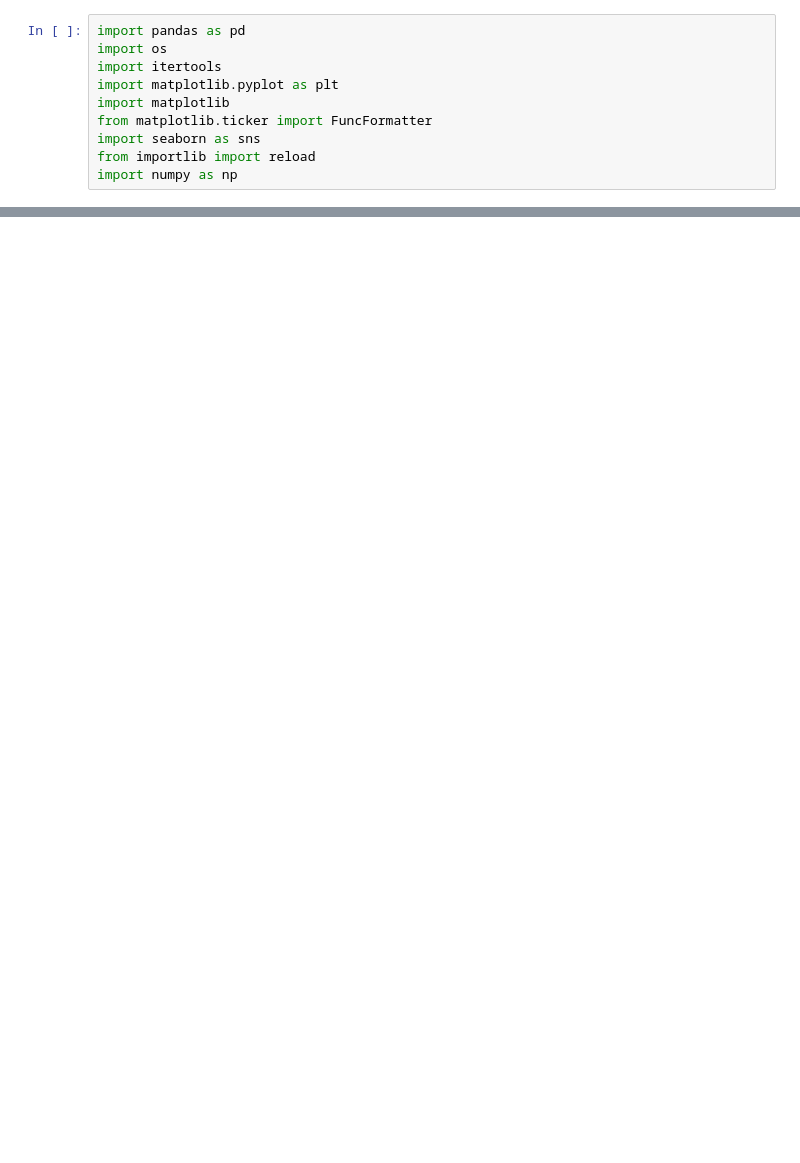
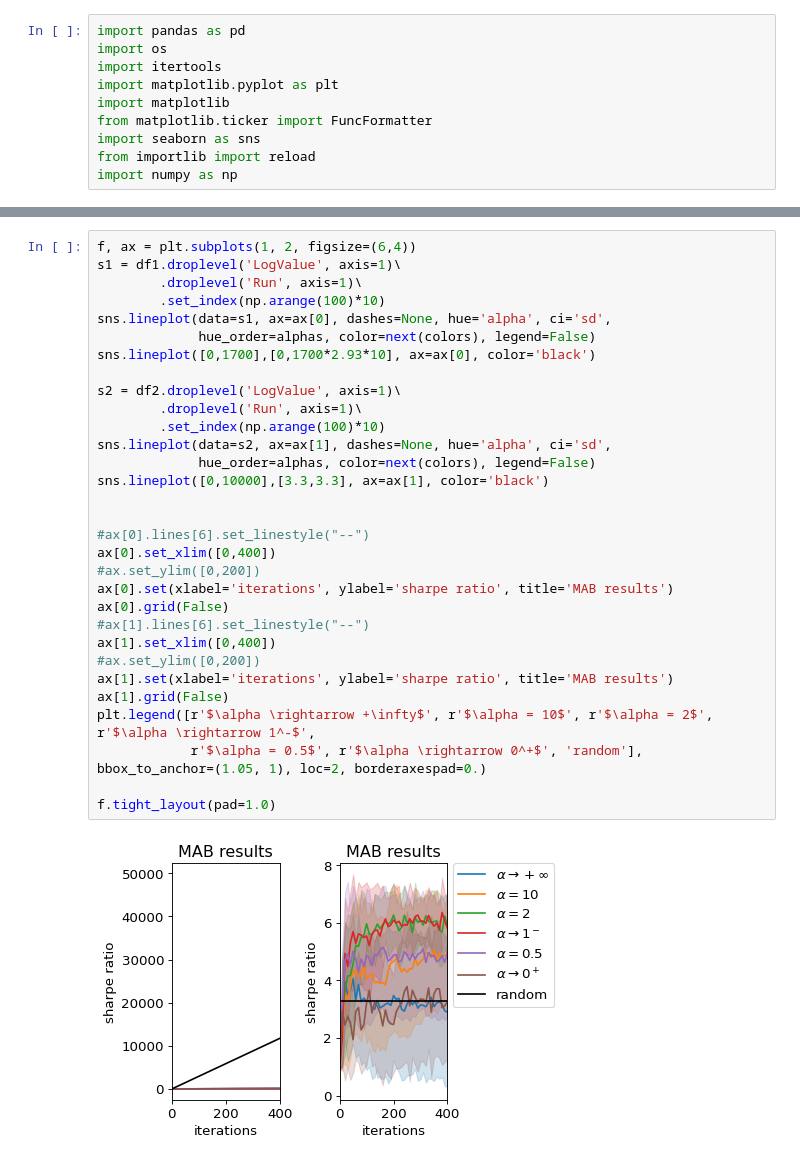
Before and after one commit to ucbtns/renyibounds, a Jupyter notebook: multi_armed_bandit/notebook/plot_learning_curves.ipynb, the cells around one changed output, grey strips where cells are left out. Cells and saved outputs as stored; diff of their text form; blank space fills up the shorter version.

```diff
--- a/multi_armed_bandit/notebook/plot_learning_curves.ipynb
+++ b/multi_armed_bandit/notebook/plot_learning_curves.ipynb
@@ -70,0 +145,33 @@ f.savefig('mab_regret.pdf', bbox_inches='tight', pad_inches=0)
+# %%
+f, ax = plt.subplots(1, 2, figsize=(6,4))
+s1 = df1.droplevel('LogValue', axis=1)\
+        .droplevel('Run', axis=1)\
+        .set_index(np.arange(100)*10)
+sns.lineplot(data=s1, ax=ax[0], dashes=None, hue='alpha', ci='sd',
+             hue_order=alphas, color=next(colors), legend=False)
+sns.lineplot([0,1700],[0,1700*2.93*10], ax=ax[0], color='black')
+
+s2 = df2.droplevel('LogValue', axis=1)\
+        .droplevel('Run', axis=1)\
+        .set_index(np.arange(100)*10)
+sns.lineplot(data=s2, ax=ax[1], dashes=None, hue='alpha', ci='sd',
+             hue_order=alphas, color=next(colors), legend=False)
+sns.lineplot([0,10000],[3.3,3.3], ax=ax[1], color='black')
+
+
+#ax[0].lines[6].set_linestyle("--")
+ax[0].set_xlim([0,400])
+#ax.set_ylim([0,200])
+ax[0].set(xlabel='iterations', ylabel='sharpe ratio', title='MAB results')
+ax[0].grid(False)
+#ax[1].lines[6].set_linestyle("--")
+ax[1].set_xlim([0,400])
+#ax.set_ylim([0,200])
+ax[1].set(xlabel='iterations', ylabel='sharpe ratio', title='MAB results')
+ax[1].grid(False)
+plt.legend([r'$\alpha \rightarrow +\infty$', r'$\alpha = 10$', r'$\alpha = 2$', r'$\alpha \rightarrow 1^-$',
+            r'$\alpha = 0.5$', r'$\alpha \rightarrow 0^+$', 'random'], bbox_to_anchor=(1.05, 1), loc=2, borderaxespad=0.)
+
+f.tight_layout(pad=1.0)
+# %% [output]
+[figure, added]
```
Also changed, not shown: parts of 7 cells of this notebook, 5 other files.
